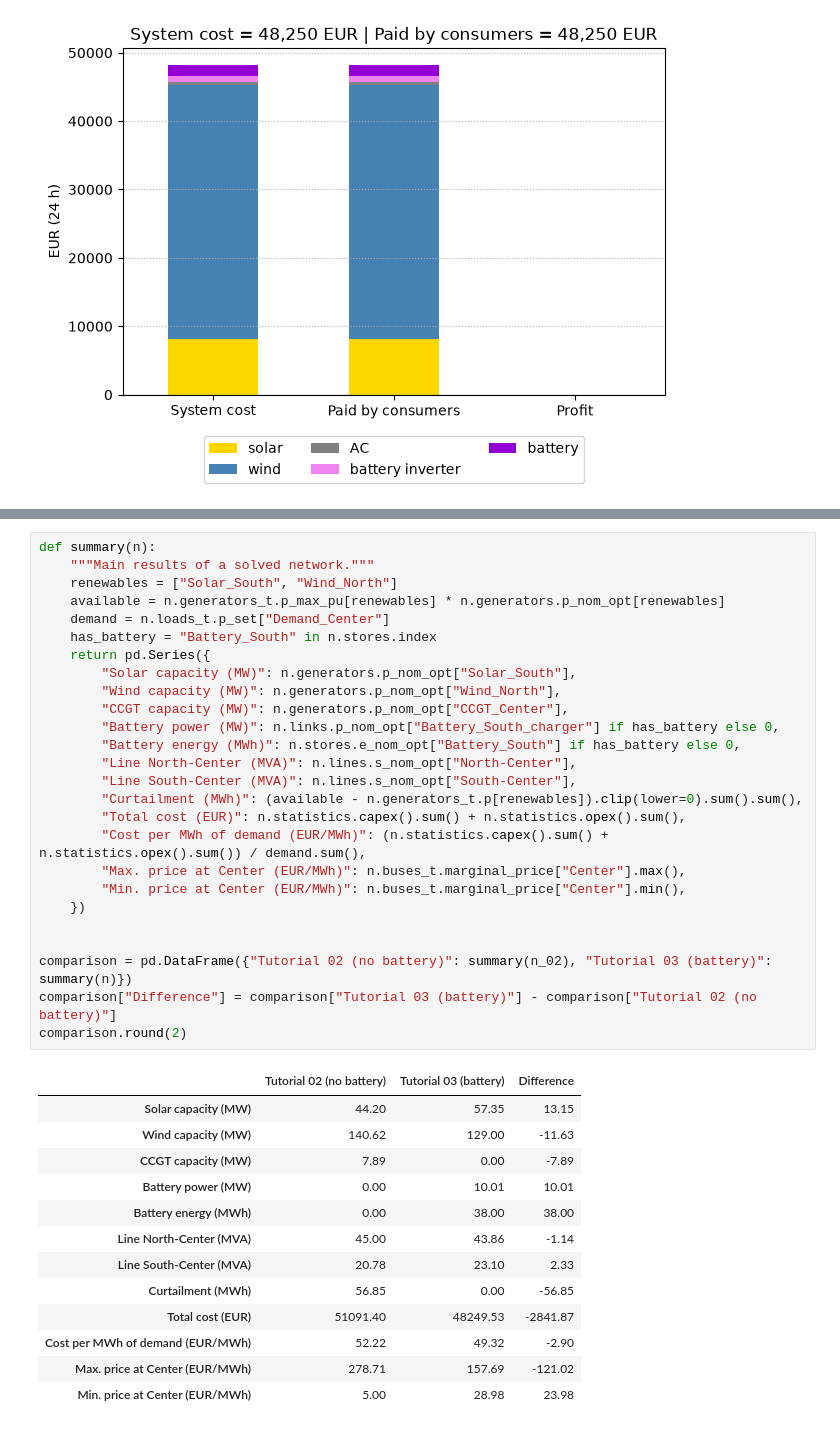
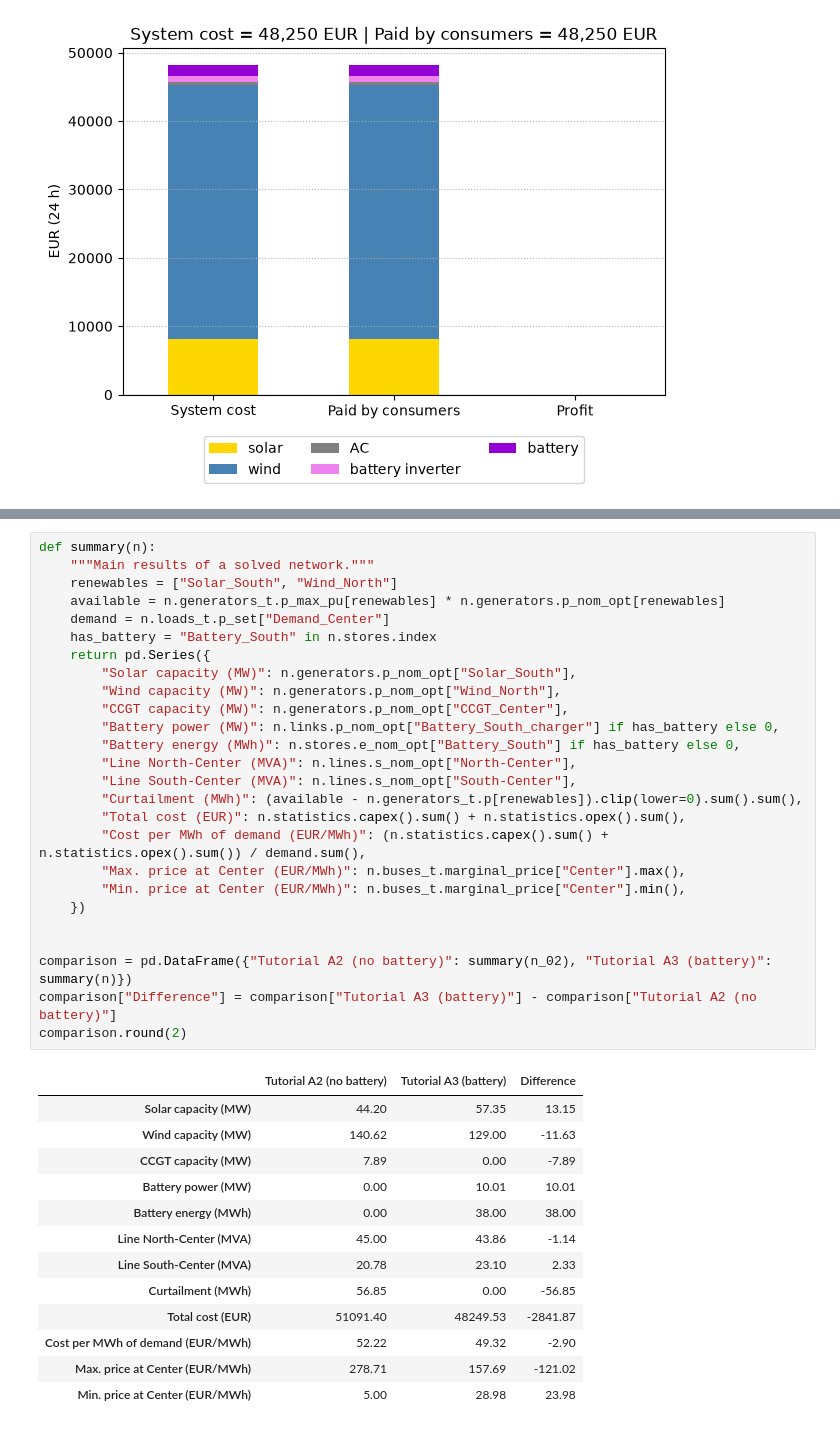
Before and after one commit to cristobal-GC/intro_pypsa_ecosystem, a Jupyter notebook: A_pypsa/A3_adding_battery_storage.ipynb, the cells around one changed output, grey strips where cells are left out. Saved outputs shown, nothing was run; the diff lists cells and outputs as text.

```diff
--- a/A_pypsa/A3_adding_battery_storage.ipynb
+++ b/A_pypsa/A3_adding_battery_storage.ipynb
@@ -545,31 +546,31 @@ Includes third-party software components, see THIRD_PARTY_NOTICES.md for full de
 # %%
 def summary(n):
     """Main results of a solved network."""
     renewables = ["Solar_South", "Wind_North"]
     available = n.generators_t.p_max_pu[renewables] * n.generators.p_nom_opt[renewables]
     demand = n.loads_t.p_set["Demand_Center"]
     has_battery = "Battery_South" in n.stores.index
     return pd.Series({
         "Solar capacity (MW)": n.generators.p_nom_opt["Solar_South"],
         "Wind capacity (MW)": n.generators.p_nom_opt["Wind_North"],
         "CCGT capacity (MW)": n.generators.p_nom_opt["CCGT_Center"],
         "Battery power (MW)": n.links.p_nom_opt["Battery_South_charger"] if has_battery else 0,
         "Battery energy (MWh)": n.stores.e_nom_opt["Battery_South"] if has_battery else 0,
         "Line North-Center (MVA)": n.lines.s_nom_opt["North-Center"],
         "Line South-Center (MVA)": n.lines.s_nom_opt["South-Center"],
         "Curtailment (MWh)": (available - n.generators_t.p[renewables]).clip(lower=0).sum().sum(),
         "Total cost (EUR)": n.statistics.capex().sum() + n.statistics.opex().sum(),
         "Cost per MWh of demand (EUR/MWh)": (n.statistics.capex().sum() + n.statistics.opex().sum()) / demand.sum(),
         "Max. price at Center (EUR/MWh)": n.buses_t.marginal_price["Center"].max(),
         "Min. price at Center (EUR/MWh)": n.buses_t.marginal_price["Center"].min(),
     })
 
 
-comparison = pd.DataFrame({"Tutorial 02 (no battery)": summary(n_02), "Tutorial 03 (battery)": summary(n)})
-comparison["Difference"] = comparison["Tutorial 03 (battery)"] - comparison["Tutorial 02 (no battery)"]
+comparison = pd.DataFrame({"Tutorial A2 (no battery)": summary(n_02), "Tutorial A3 (battery)": summary(n)})
+comparison["Difference"] = comparison["Tutorial A3 (battery)"] - comparison["Tutorial A2 (no battery)"]
 comparison.round(2)
 # %% [output]
-|  | Tutorial 02 (no battery) | Tutorial 03 (battery) | Difference |
+|  | Tutorial A2 (no battery) | Tutorial A3 (battery) | Difference |
 | Solar capacity (MW) | 44.20 | 57.35 | 13.15 |
 | Wind capacity (MW) | 140.62 | 129.00 | -11.63 |
 | CCGT capacity (MW) | 7.89 | 0.00 | -7.89 |
```
Also changed, not shown: parts of 9 cells of this notebook, 5 other files.
